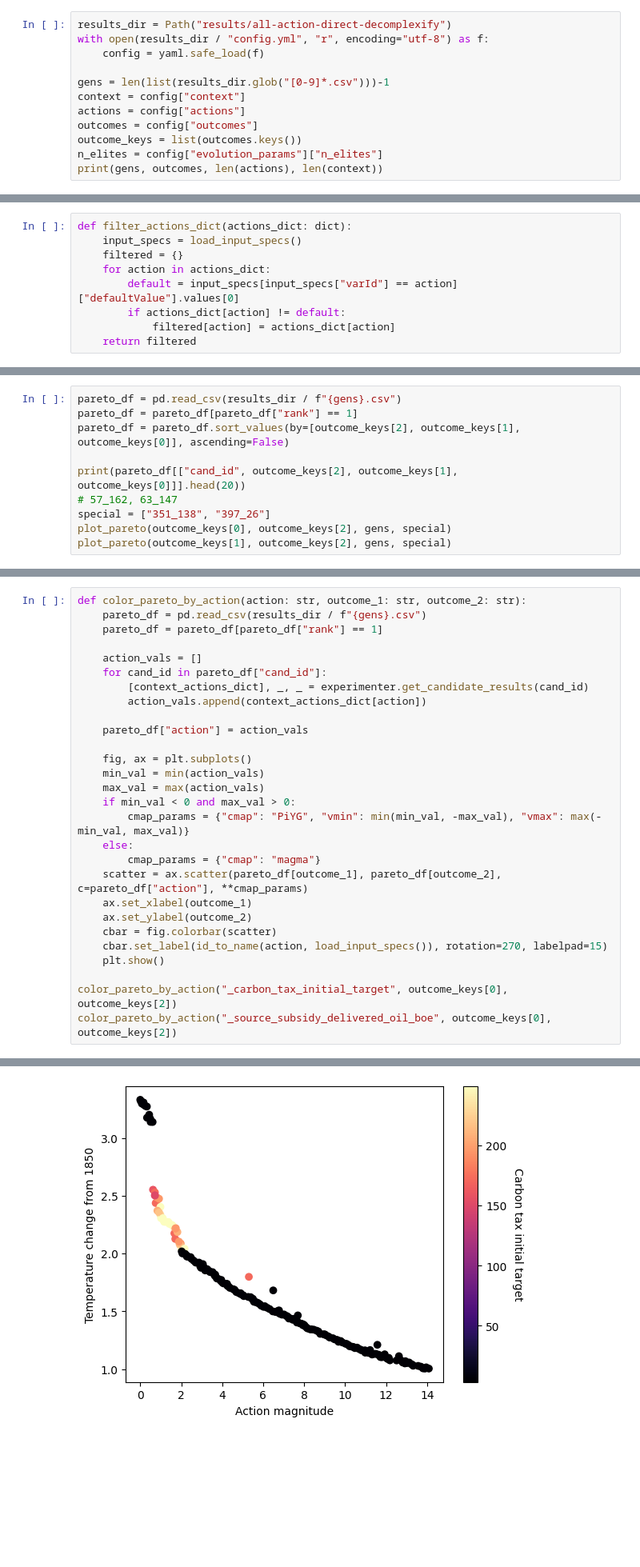
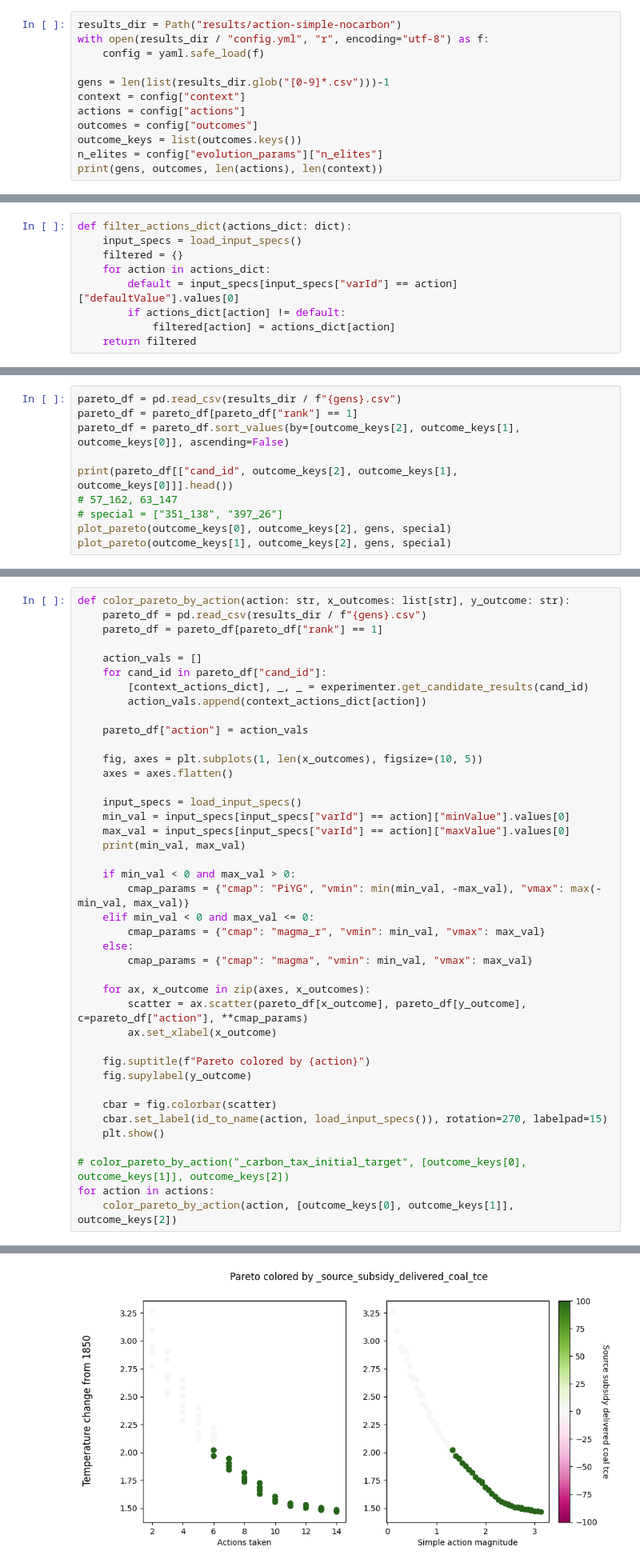
Before and after one commit to cognizant-ai-labs/en-roads-py, a Jupyter notebook: experiments/actions.ipynb, the cells around one changed output, grey strips where cells are left out. Shown at 80% size. Saved outputs shown, nothing was run; the diff lists cells and outputs as text; blank space fills up the shorter version.

```diff
--- a/experiments/actions.ipynb
+++ b/experiments/actions.ipynb
@@ -12,7 +12,7 @@ from experiments.experiment_utils import NNExperimenter, DirectExperimenter
 from enroadspy import load_input_specs, id_to_name
 from enroadspy.generate_url import actions_to_url
 # %%
-results_dir = Path("results/all-action-direct-decomplexify")
+results_dir = Path("results/action-simple-nocarbon")
 with open(results_dir / "config.yml", "r", encoding="utf-8") as f:
     config = yaml.safe_load(f)
 
@@ -119,9 +166,9 @@ pareto_df = pd.read_csv(results_dir / f"{gens}.csv")
 pareto_df = pareto_df[pareto_df["rank"] == 1]
 pareto_df = pareto_df.sort_values(by=[outcome_keys[2], outcome_keys[1], outcome_keys[0]], ascending=False)
 
-print(pareto_df[["cand_id", outcome_keys[2], outcome_keys[1], outcome_keys[0]]].head(20))
+print(pareto_df[["cand_id", outcome_keys[2], outcome_keys[1], outcome_keys[0]]].head())
 # 57_162, 63_147
-special = ["351_138", "397_26"]
+# special = ["351_138", "397_26"]
 plot_pareto(outcome_keys[0], outcome_keys[2], gens, special)
 plot_pareto(outcome_keys[1], outcome_keys[2], gens, special)
 # %% [output]
@@ -228,5 +275,5 @@ for cand_id in special:
 # %%
-def color_pareto_by_action(action: str, outcome_1: str, outcome_2: str):
+def color_pareto_by_action(action: str, x_outcomes: list[str], y_outcome: str):
     pareto_df = pd.read_csv(results_dir / f"{gens}.csv")
     pareto_df = pareto_df[pareto_df["rank"] == 1]
 
@@ -237,20 +284,33 @@ def color_pareto_by_action(action: str, outcome_1: str, outcome_2: str):
 
     pareto_df["action"] = action_vals
 
-    fig, ax = plt.subplots()
-    min_val = min(action_vals)
-    max_val = max(action_vals)
+    fig, axes = plt.subplots(1, len(x_outcomes), figsize=(10, 5))
+    axes = axes.flatten()
+
+    input_specs = load_input_specs()
+    min_val = input_specs[input_specs["varId"] == action]["minValue"].values[0]
+    max_val = input_specs[input_specs["varId"] == action]["maxValue"].values[0]
+    print(min_val, max_val)
+
     if min_val < 0 and max_val > 0:
         cmap_params = {"cmap": "PiYG", "vmin": min(min_val, -max_val), "vmax": max(-min_val, max_val)}
+    elif min_val < 0 and max_val <= 0:
+        cmap_params = {"cmap": "magma_r", "vmin": min_val, "vmax": max_val}
     else:
-        cmap_params = {"cmap": "magma"}
-    scatter = ax.scatter(pareto_df[outcome_1], pareto_df[outcome_2], c=pareto_df["action"], **cmap_params)
-    ax.set_xlabel(outcome_1)
-    ax.set_ylabel(outcome_2)
+        cmap_params = {"cmap": "magma", "vmin": min_val, "vmax": max_val}
+
+    for ax, x_outcome in zip(axes, x_outcomes):
+        scatter = ax.scatter(pareto_df[x_outcome], pareto_df[y_outcome], c=pareto_df["action"], **cmap_params)
+        ax.set_xlabel(x_outcome)
+
+    fig.suptitle(f"Pareto colored by {action}")
+    fig.supylabel(y_outcome)
+
     cbar = fig.colorbar(scatter)
     cbar.set_label(id_to_name(action, load_input_specs()), rotation=270, labelpad=15)
     plt.show()
 
-color_pareto_by_action("_carbon_tax_initial_target", outcome_keys[0], outcome_keys[2])
-color_pareto_by_action("_source_subsidy_delivered_oil_boe", outcome_keys[0], outcome_keys[2])
+# color_pareto_by_action("_carbon_tax_initial_target", [outcome_keys[0], outcome_keys[1]], outcome_keys[2])
+for action in actions:
+    color_pareto_by_action(action, [outcome_keys[0], outcome_keys[1]], outcome_keys[2])
 # %% [output]
@@ -257 +318 @@ color_pareto_by_action("_source_subsidy_delivered_oil_boe", outcome_keys[0], out
-[figure, old version]
+[figure, new version]
```
Also changed, not shown: parts of 12 cells of this notebook, 4 other files.
